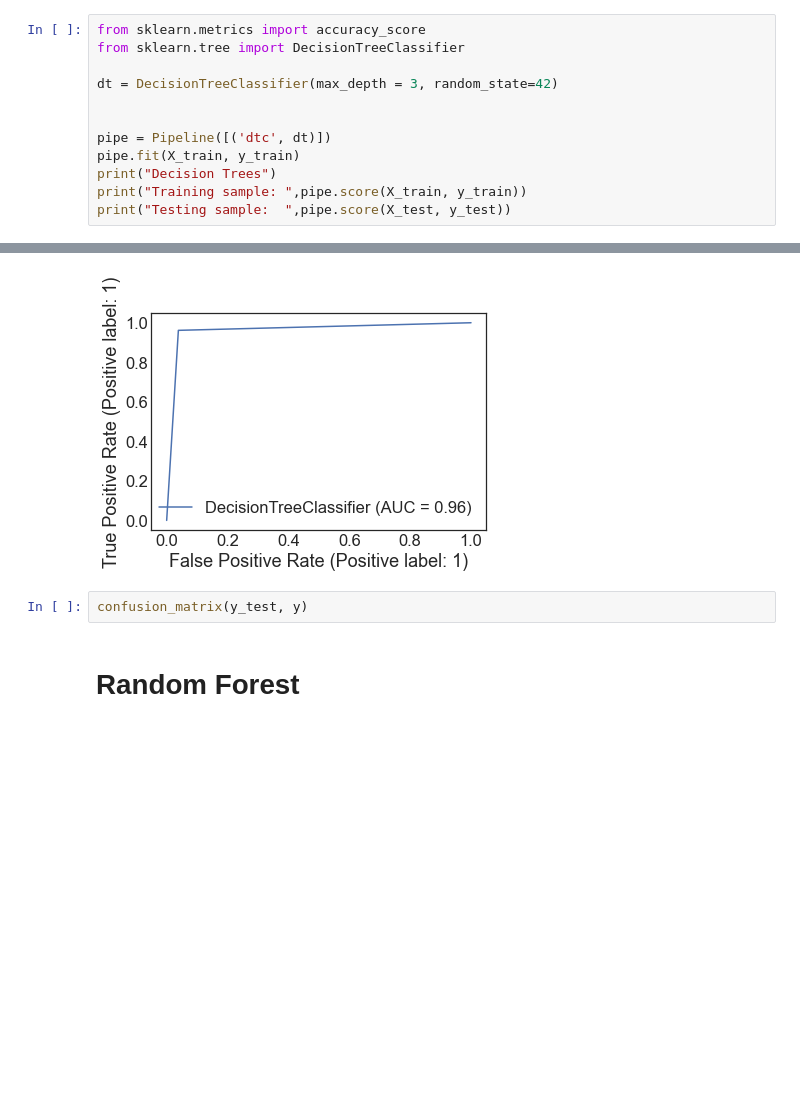
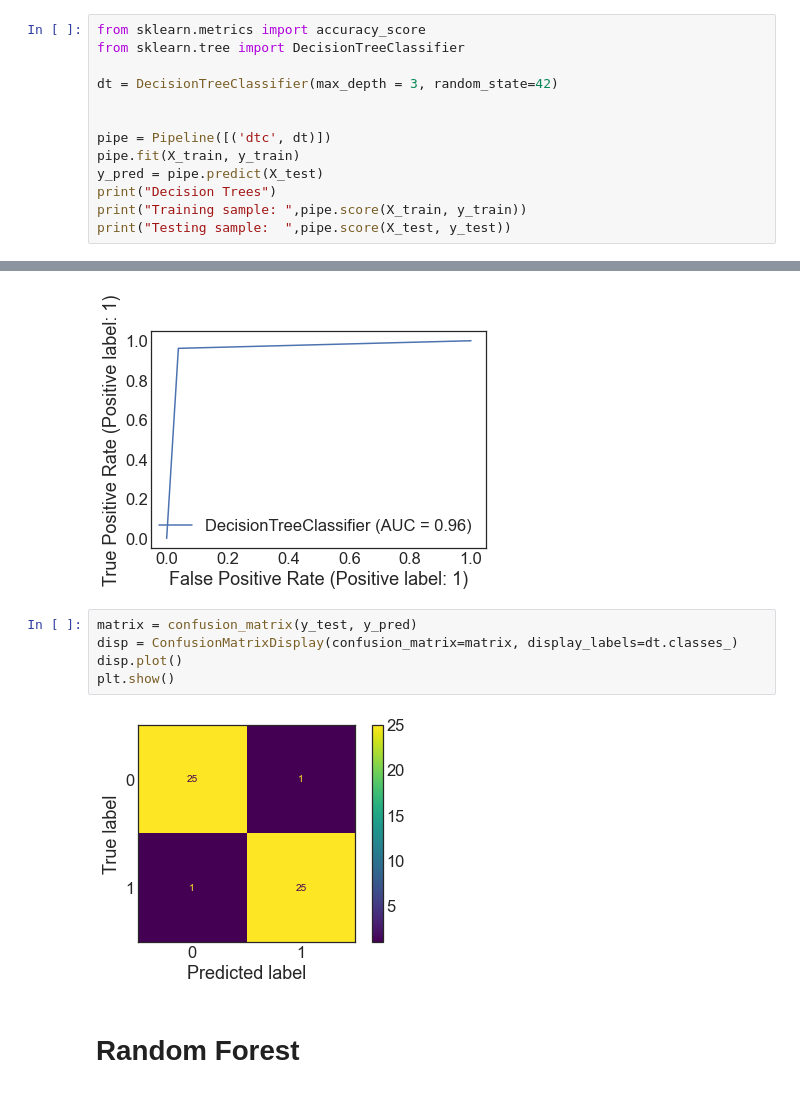
Before and after one commit to ccvale/Divorce-Datatset-Analysis, a Jupyter notebook: divorces.ipynb, the cells around one changed output, grey strips where cells are left out. Cells and saved outputs as stored; diff of their text form; blank space fills up the shorter version.

Commit message:
confusions, roc

```diff
--- a/divorces.ipynb
+++ b/divorces.ipynb
@@ -281,6 +279,7 @@ dt = DecisionTreeClassifier(max_depth = 3, random_state=42)
 
 pipe = Pipeline([('dtc', dt)])
 pipe.fit(X_train, y_train)
+y_pred = pipe.predict(X_test)
 print("Decision Trees")
 print("Training sample: ",pipe.score(X_train, y_train))
 print("Testing sample:  ",pipe.score(X_test, y_test))
@@ -342,8 +341,13 @@ plot_roc_curve(dt, X_test, y_test)
 # %% [output]
 <sklearn.metrics._plot.roc_curve.RocCurveDisplay at 0x...>
 [figure]
-# %%
-confusion_matrix(y_test, y)
+# %%
+matrix = confusion_matrix(y_test, y_pred)
+disp = ConfusionMatrixDisplay(confusion_matrix=matrix, display_labels=dt.classes_)
+disp.plot()
+plt.show()
+# %% [output]
+[figure, added]
 # %% [markdown]
 # Random Forest
 # %%
```
Also changed, not shown: parts of 16 cells of this notebook.
